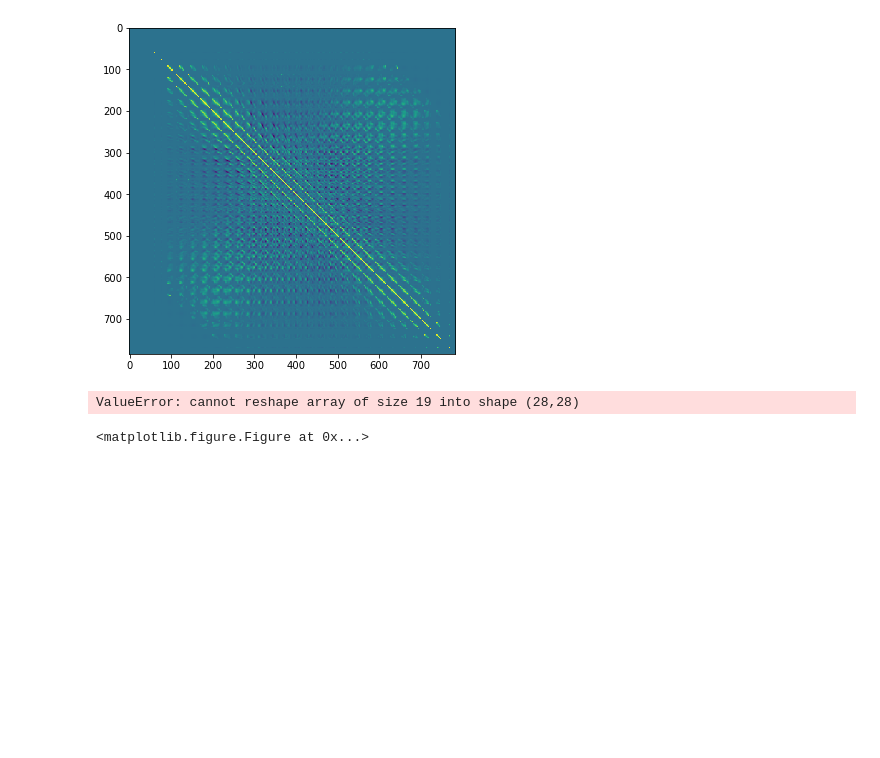
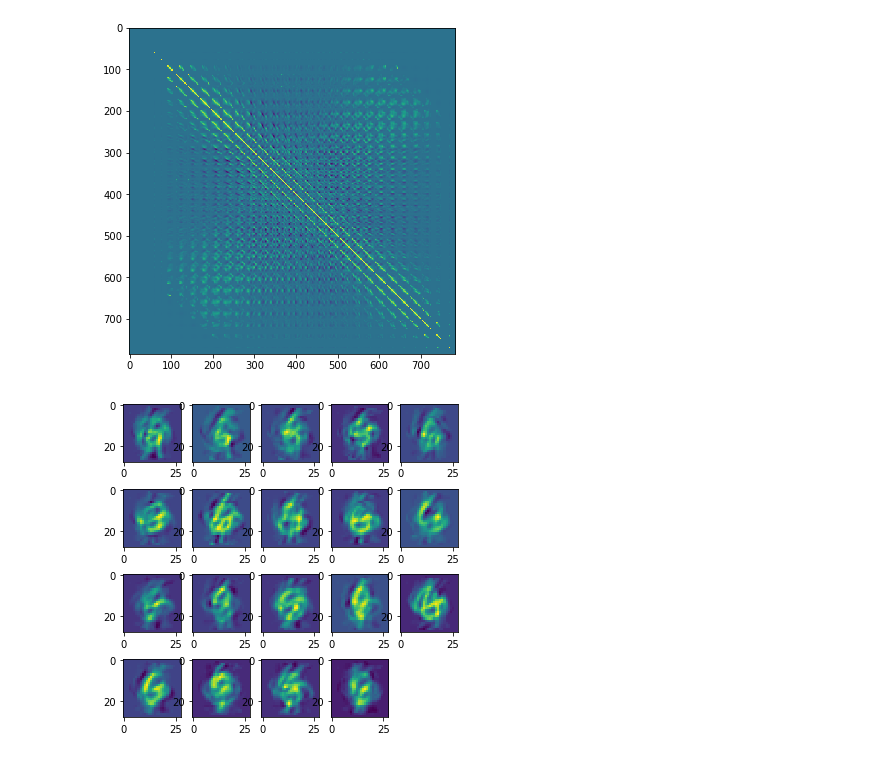
Before and after one commit to pieterwolfert/ccn, a Jupyter notebook: assignment4/assignment4.ipynb, the cells around one changed output. Drawn from its saved outputs; the diff is of its cells as text; code cells hidden in the pictures; blank space fills up the shorter version.

```diff
--- a/assignment4/assignment4.ipynb
+++ b/assignment4/assignment4.ipynb
@@ -80,15 +85,14 @@ plt.imshow(sigma_prior)
 [figure]
 # %%
 # Excercise 2
-B = inv(np.mat(X_train).T*X_train +lI)*np.mat(X_train).T*np.mat(Y_train)
+B = inv(np.mat(X_train).T*X_train +I_l)*np.mat(X_train).T*np.mat(Y_train)
 p1 = inv(inv(sigma_prior) + (B.T*inv(sigma)).T*B.T)
 mu_post = ((p1*B).T*inv(sigma)).T*np.mat(Y_test).T
-#mu_post = np.array(mu_post).T*X_std + X_mean
+mu_post = np.array(mu_post).T*X_std + X_mean
 fig = plt.figure(figsize=(6,6))
 for i in range(19):
     image = np.reshape(mu_post[i,:],(28,28)).T
     sub = fig.add_subplot(4,5,i+1)
     sub.imshow(image)
 # %% [output]
-ValueError: cannot reshape array of size 19 into shape (28,28)
-<matplotlib.figure.Figure at 0x...>
+[figure, added]
```
Also changed, not shown: parts of 4 cells of this notebook.
